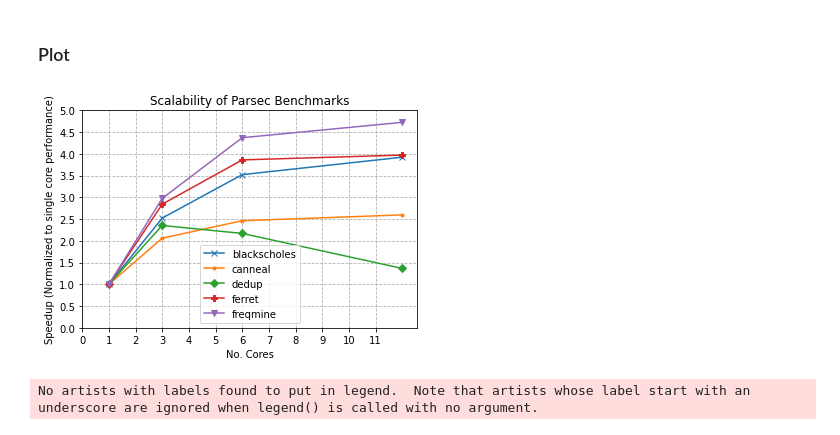
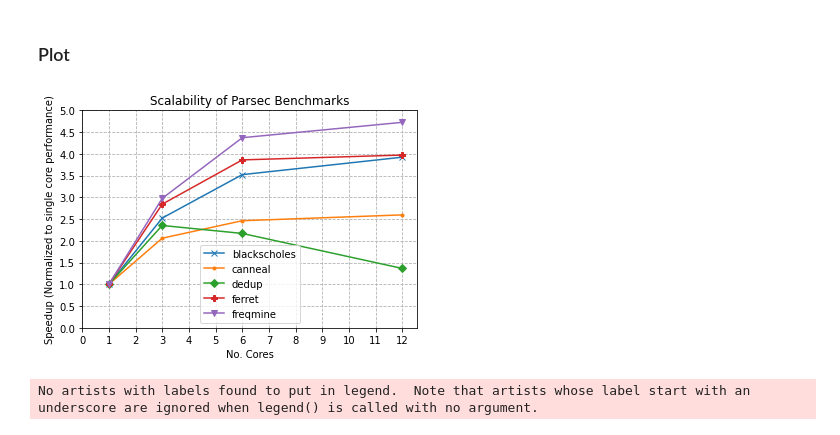
Before and after one commit to ixsanpe/cca-project, a Jupyter notebook: Plot2c.ipynb, the cells around one changed output. Cells and saved outputs as stored; diff of their text form; code cells hidden in the pictures.

```diff
--- a/Plot2c.ipynb
+++ b/Plot2c.ipynb
@@ -51,22 +51,22 @@ from matplotlib import pyplot as plt
 # %%
 # plot lines
 
 plt.plot(labels, blackscholes_n, label = "blackscholes", marker='x')
 plt.plot(labels, canneal_n, label = "canneal", marker='.')
 plt.plot(labels, dedup_n, label = "dedup", marker='D')
 plt.plot(labels, ferret_n, label = "ferret", marker='P')
 plt.plot(labels, freqmine_n, label = "freqmine", marker='v')
 plt.legend()
 plt.xlabel("No. Cores")
 plt.ylabel("Speedup (Normalized to single core performance)")
-plt.xticks(range(12))
+plt.xticks(range(13))
 plt.yticks([0, 0.5 ,1, 1.5, 2, 2.5, 3, 3.5, 4, 4.5, 5])
 plt.title('Scalability of Parsec Benchmarks')
 plt.grid(ls='--')
 # TODO: FFT
 #plt.plot(labels, blackscholes_n, label = "blackscholes")
 # %% [output]
-[figure, old version]
+[figure, new version]
 # %%
 # display plot
 
```
Also changed, not shown: 4 other files.
